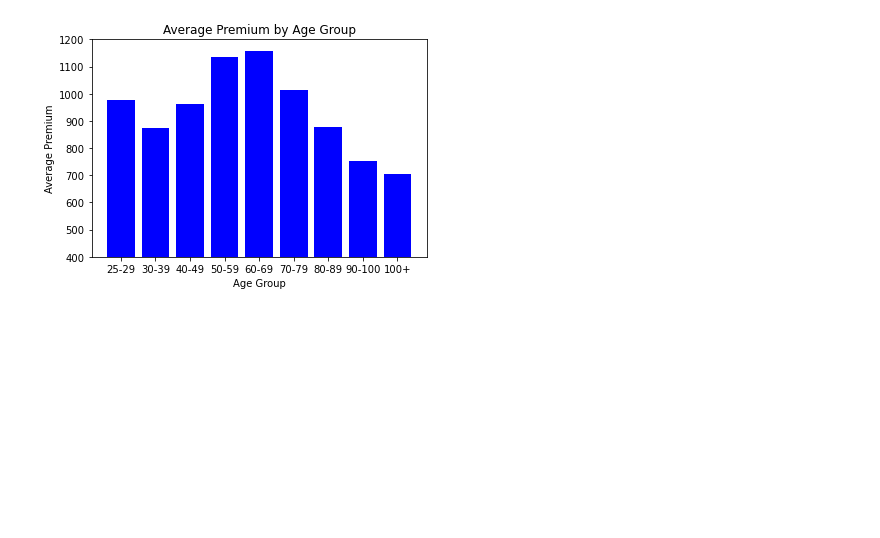
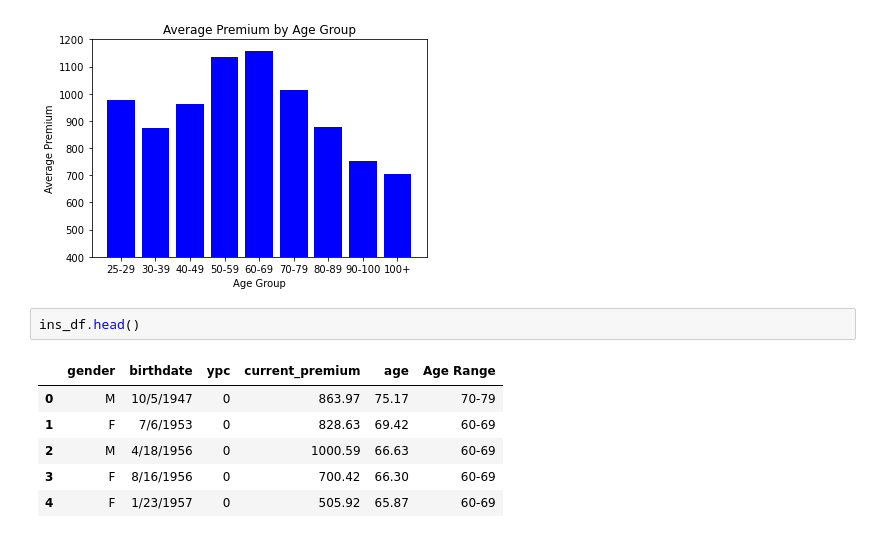
Before and after one commit to jthubert10/Auto_Insurance_Analysis, a Jupyter notebook: pyInsuranceAge.ipynb, the cells around one changed output. Drawn from its saved outputs; the diff is of its cells as text; blank space fills up the shorter version.

```diff
--- a/pyInsuranceAge.ipynb
+++ b/pyInsuranceAge.ipynb
@@ -149,3 +147,12 @@ plt.bar(age_groups, premium, color='b', align='center')
 # %% [output]
 <BarContainer object of 9 artists>
 [figure]
+# %%
+ins_df.head()
+# %% [output]
+|  | gender | birthdate | ypc | current_premium | age | Age Range |
+| 0 | M | 10/5/1947 | 0 | 863.97 | 75.17 | 70-79 |
+| 1 | F | 7/6/1953 | 0 | 828.63 | 69.42 | 60-69 |
+| 2 | M | 4/18/1956 | 0 | 1000.59 | 66.63 | 60-69 |
+| 3 | F | 8/16/1956 | 0 | 700.42 | 66.30 | 60-69 |
+| 4 | F | 1/23/1957 | 0 | 505.92 | 65.87 | 60-69 |
```
Also changed, not shown: parts of 3 cells of this notebook.
